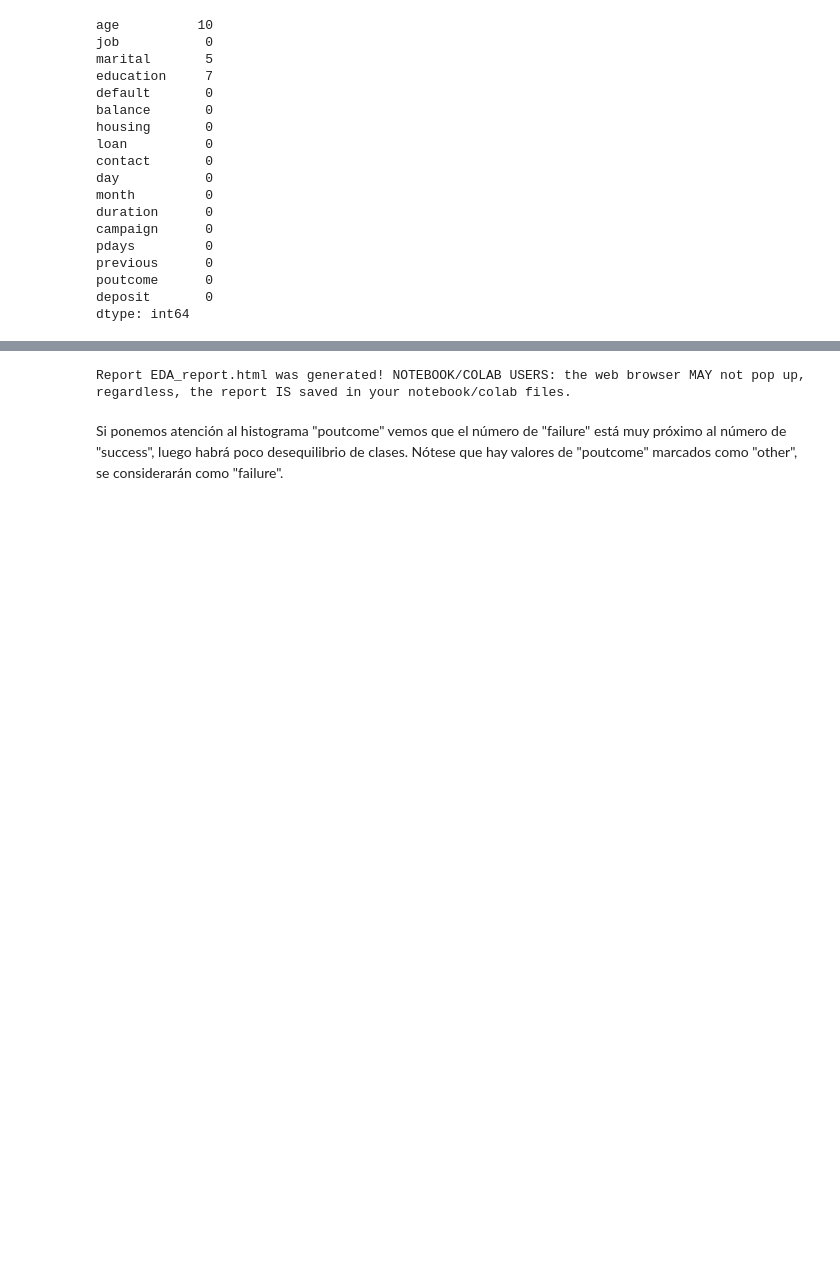
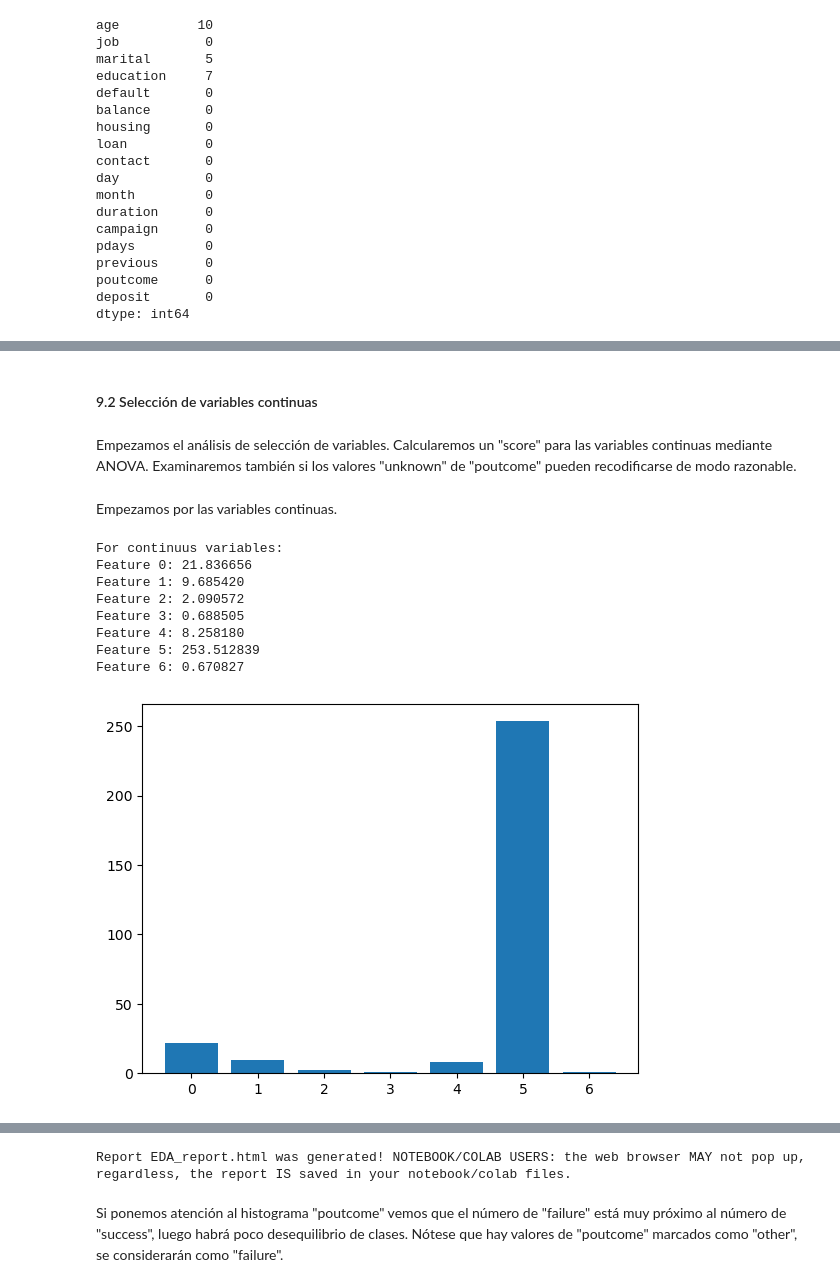
Before and after one commit to idrubo/Projecte-Machine-Learning, a Jupyter notebook: Sprint_5/Plantilla_bàsica_EDA.ipynb, the cells around one changed output, grey strips where cells are left out. Drawn from its saved outputs; the diff is of its cells as text; code cells hidden in the pictures; blank space fills up the shorter version.

```diff
--- a/Sprint_5/Plantilla_bàsica_EDA.ipynb
+++ b/Sprint_5/Plantilla_bàsica_EDA.ipynb
@@ -150,0 +213,66 @@ En efecto, el número de valores nulos se reduce a 10 en "age", 5 en "marital" y
+# %% [markdown]
+#### 9.2 Selección de variables continuas
+# %% [markdown]
+Empezamos el análisis de selección de variables. Calcularemos un "score" para las variables continuas mediante ANOVA. Examinaremos también si los valores "unknown" de "poutcome" pueden recodificarse de modo razonable.
+# %% [markdown]
+Empezamos por las variables continuas.
+# %%
+df = pd.read_csv('bank_dataset.csv')
+
+# Valores a filtrar
+pout_v = ['duration', 'failure', 'success']
+
+# Debemos obtener solamente las filas cuya "poutcome" sea "other", "failure" o "success"
+# Las filas con el valor "unknown" son filtradas para calcular el "score" ANOVA.
+df = df.loc [df ['poutcome'].isin (pout_v)]
+
+# En la propia columna "poutcome", "other" será sustituido por "failure"
+df.loc [df['poutcome'] == 'other', 'poutcome'] = 'failure'
+
+# Eliminamos los valores nulos
+age_mean = df ['age'].mean ()
+df.loc [df ['age'].isnull(), 'age'] = age_mean
+
+marital_mode = df ['marital'].mode ()
+df.loc [df ['marital'].isnull(), 'marital'] = marital_mode
+
+education_mode = df ['education'].mode ()
+df.loc [df ['education'].isnull(), 'education'] = education_mode
+
+# Seleccionamos primero las variables continuas.
+df_X = df.loc [:, ['age', 'balance', 'day', 'duration', 'campaign', 'pdays', 'previous']]
+df_Y = df.loc [:, ['poutcome']]
+
+# Asignamos un valor entero 'poutcome'.
+le = LabelEncoder ()
+for col in df_Y.select_dtypes(include='category').columns:
+   df_Y [col] = le.fit_transform (df_Y [col])
+
+# La función "SelectKBest" acepta arrays de numpy.
+np_X = df_X.values
+np_Y = df_Y.values
+np_Y = np.ravel(np_Y, order='C')
+
+# Aplicamos el test ANOVA.
+fs = SelectKBest (score_func=f_classif, k = 'all')
+fs.fit (np_X, np_Y)
+np_X = fs.transform (np_X)
+
+# Imprimimos el "score"
+print ("For continuus variables:")
+for i in range (len (fs.scores_)):
+   print ('Feature %d: %f' % (i, fs.scores_[i]))
+
+# Mostramos un histograma con el "score".
+plt.bar([i for i in range(len(fs.scores_))], fs.scores_)
+plt.show()
+# %% [output]
+For continuus variables:
+Feature 0: 21.836656
+Feature 1: 9.685420
+Feature 2: 2.090572
+Feature 3: 0.688505
+Feature 4: 8.258180
+Feature 5: 253.512839
+Feature 6: 0.670827
+[figure, added]
```
Also changed, not shown: parts of 70 cells of this notebook.
